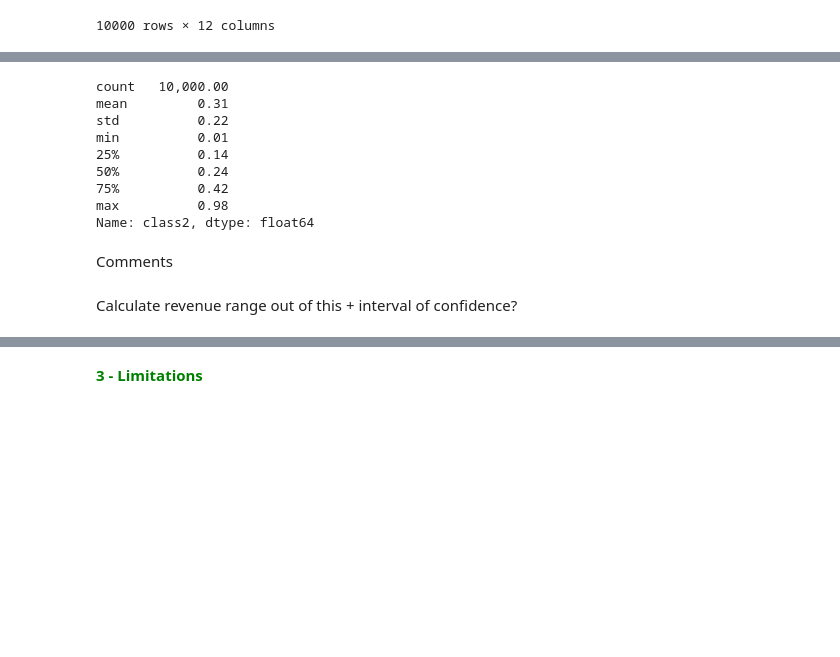
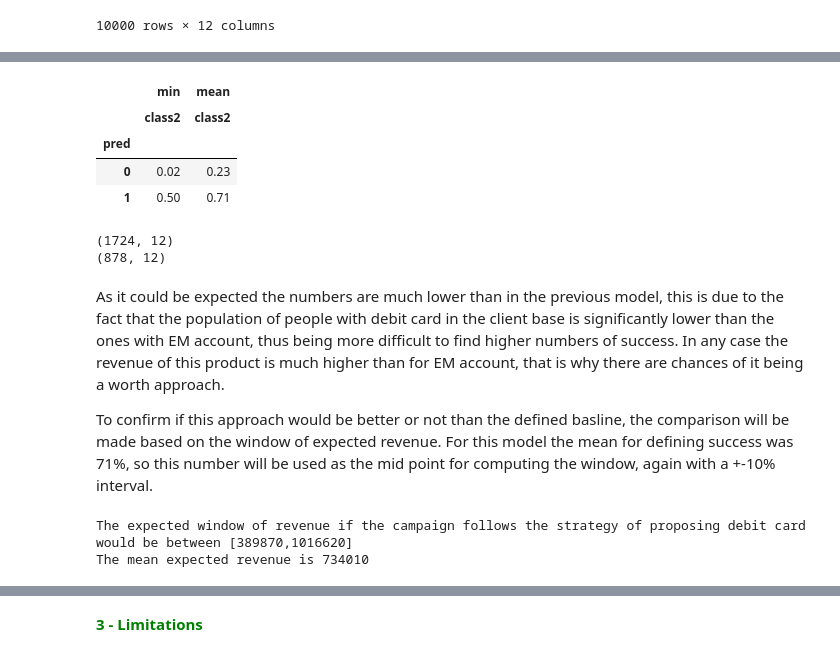
Before and after one commit to aggarcia1996/final_project_adjt, a Jupyter notebook: recommendation_model_clean.ipynb, the cells around one changed output, grey strips where cells are left out. Drawn from its saved outputs; the diff is of its cells as text; code cells hidden in the pictures; blank space fills up the shorter version.

```diff
--- a/recommendation_model_clean.ipynb
+++ b/recommendation_model_clean.ipynb
@@ -1325,16 +1305,30 @@ df_10k_debit_card[df_10k_debit_card['class2']>0.5]
-# %%
-df_10k_debit_card['class2'].describe()
-# %% [output]
-count   10,000.00
-mean         0.31
-std          0.22
-min          0.01
-25%          0.14
-50%          0.24
-75%          0.42
-max          0.98
-Name: class2, dtype: float64
-# %% [markdown]
-Comments
-# %% [markdown]
-Calculate revenue range out of this + interval of confidence?
+# %%
+pd.pivot_table(data=df_10k_debit_card[['pred','class2']], index='pred', aggfunc=['min','mean'])
+# %% [output]
+|  | min | mean |
+|  | class2 | class2 |
+| pred |  |  |
+| 0 | 0.02 | 0.23 |
+| 1 | 0.50 | 0.71 |
+# %%
+print(df_10k_debit_card[df_10k_debit_card['class2']>0.5].shape)
+print(df_10k_debit_card[df_10k_debit_card['class2']>0.71].shape)
+# %% [output]
+(1724, 12)
+(878, 12)
+# %% [markdown]
+As it could be expected the numbers are much lower than in the previous model, this is due to the fact that the population of people with debit card in the client base is significantly lower than the ones with EM account, thus being more difficult to find higher numbers of success. In any case the revenue of this product is much higher than for EM account, that is why there are chances of it being a worth approach.
+
+To confirm if this approach would be better or not than the defined basline, the comparison will be made based on the window of expected revenue. For this model the mean for defining success was 71%, so this number will be used as the mid point for computing the window, again with a +-10% interval.
+# %%
+_max_window_dc = df_10k_debit_card[df_10k_debit_card['class2']>=0.61]
+max_expected_rev_dc = _max_window_dc['revenue'].sum()
+_min_window_dc = df_10k_debit_card[df_10k_debit_card['class2']>=0.81]
+min_expected_rev_dc = _min_window_dc['revenue'].sum()
+_mean_window_dc = df_10k_debit_card[df_10k_debit_card['class2']>=0.71]
+mean_expected_rev_dc = _mean_window_dc['revenue'].sum()
+print(f"The expected window of revenue if the campaign follows the strategy of proposing debit card would be between [{min_expected_rev_dc},{max_expected_rev_dc}]")
+print(f"The mean expected revenue is {mean_expected_rev_dc}")
+# %% [output]
+The expected window of revenue if the campaign follows the strategy of proposing debit card would be between [389870,1016620]
+The mean expected revenue is 734010
```
Also changed, not shown: parts of 29 cells of this notebook.
